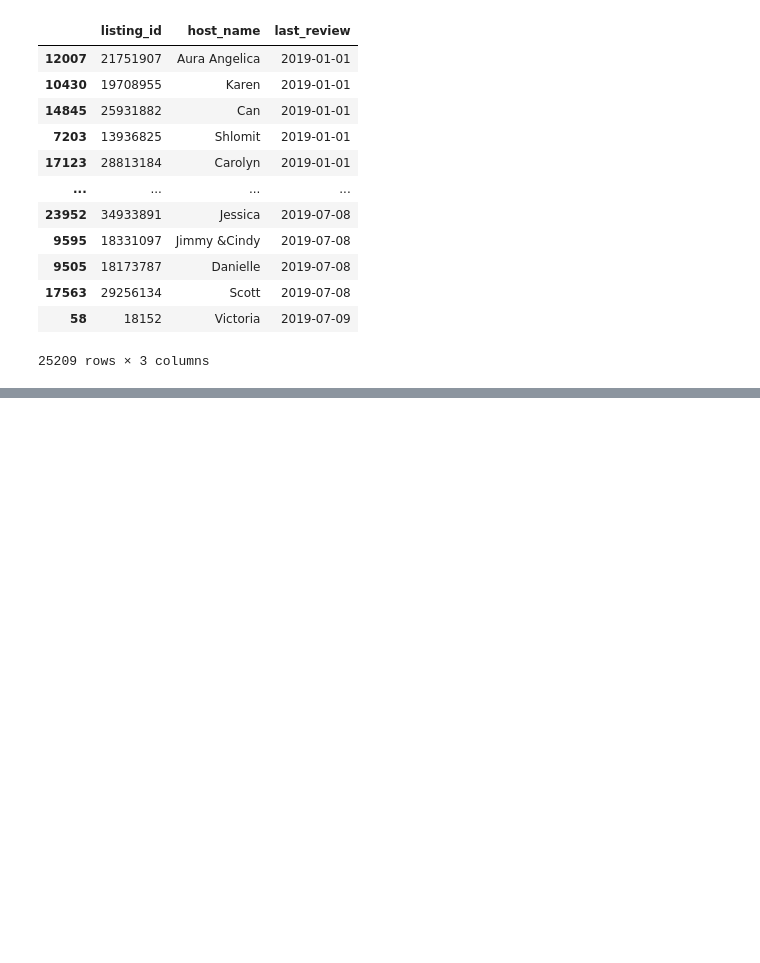
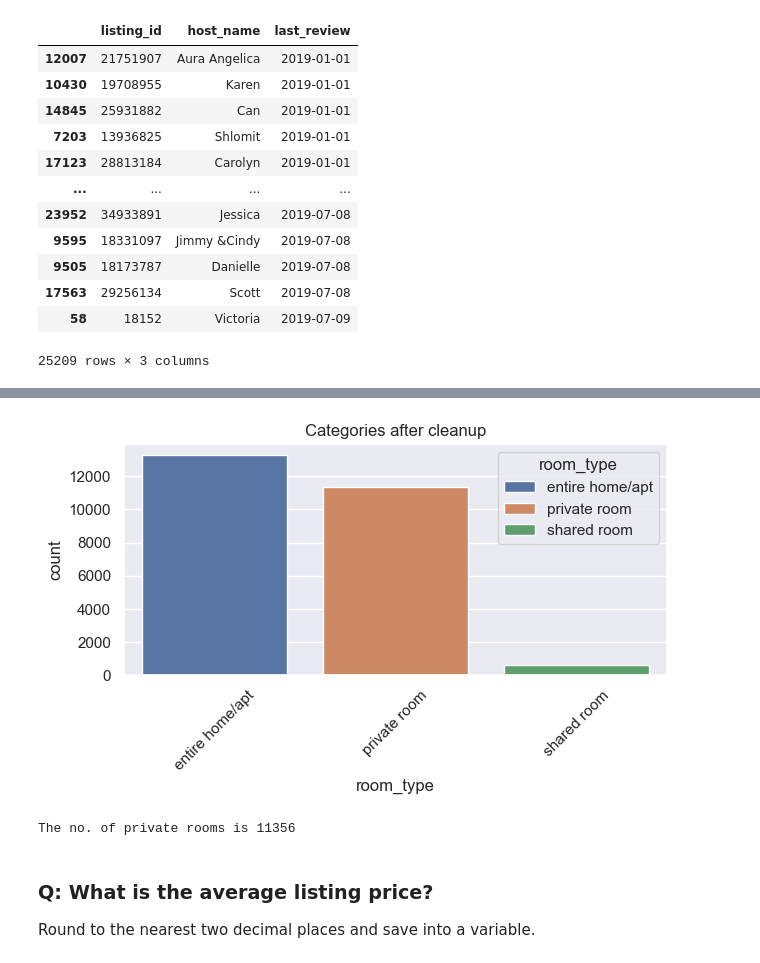
Before and after one commit to abhijeet-bhambere/learner-projects, a Jupyter notebook: airbnb_trends_eda.ipynb, the cells around one changed output, grey strips where cells are left out. Drawn from its saved outputs; the diff is of its cells as text; code cells hidden in the pictures; blank space fills up the shorter version.

```diff
--- a/airbnb_trends_eda.ipynb
+++ b/airbnb_trends_eda.ipynb
@@ -90,0 +171,3 @@ pd.read_csv('./airbnb_last_review.tsv', sep='\t', parse_dates=["last_review"], d
+# %%
+rooms['room_type'] = rooms['room_type'].str.lower()
+rooms.head()
@@ -90,0 +181,18 @@ pd.read_csv('./airbnb_last_review.tsv', sep='\t', parse_dates=["last_review"], d
+# %%
+sns.set_style('darkgrid')
+plt.subplots(figsize=(7,3))
+sns.countplot(data=rooms, x='room_type', hue='room_type', legend=True)
+plt.title("Categories after cleanup")
+plt.xticks(rotation=45)
+plt.show()
+# %% [output]
+[figure, added]
+# %%
+room_count_pvt = (rooms['room_type'].value_counts()['private room'])
+print(f"The no. of private rooms is {room_count_pvt}")
+# %% [output]
+The no. of private rooms is 11356
+# %% [markdown]
+### Q: What is the average listing price?
+
+Round to the nearest two decimal places and save into a variable.
```
Also changed, not shown: parts of 34 cells of this notebook.
